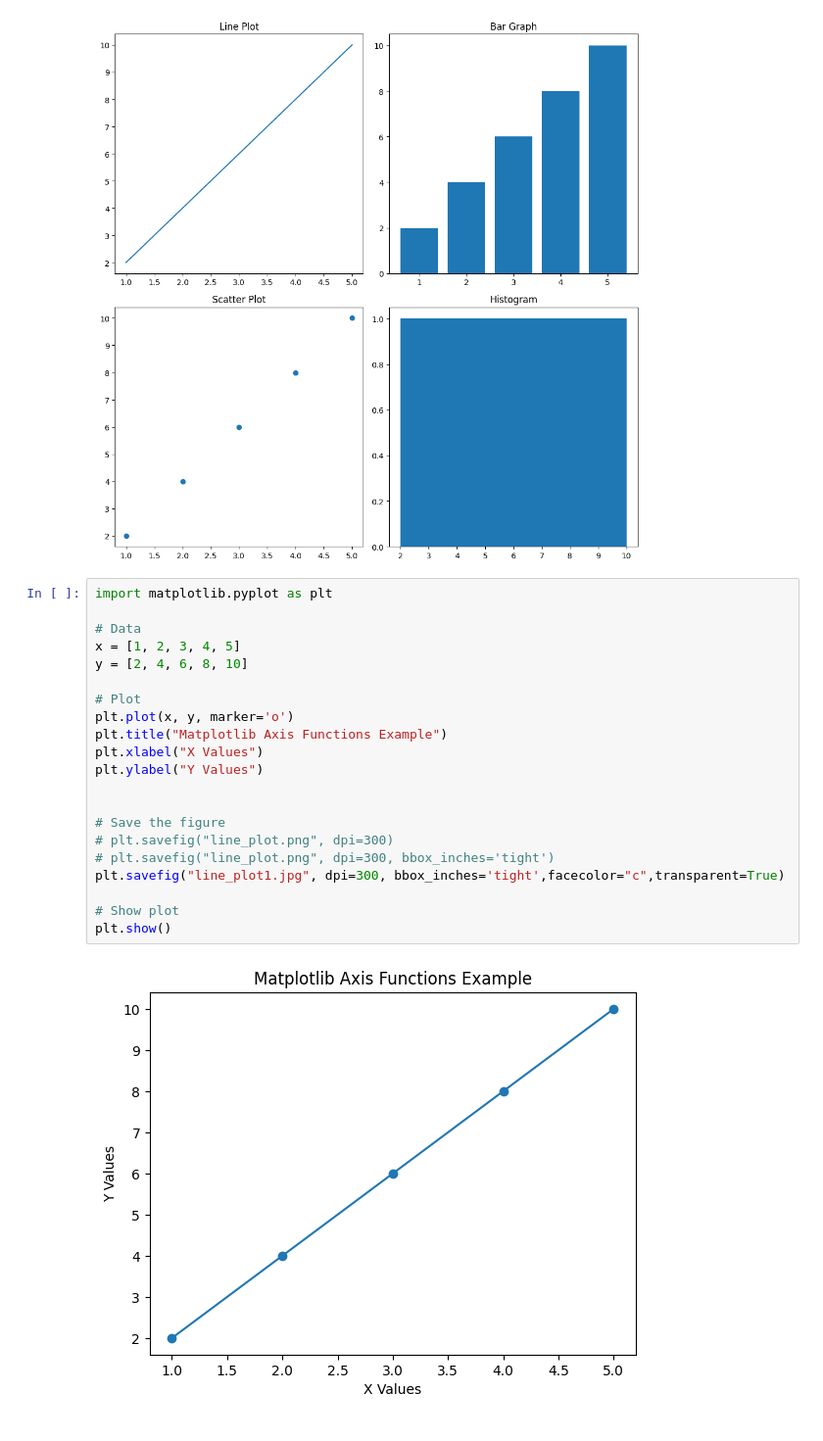
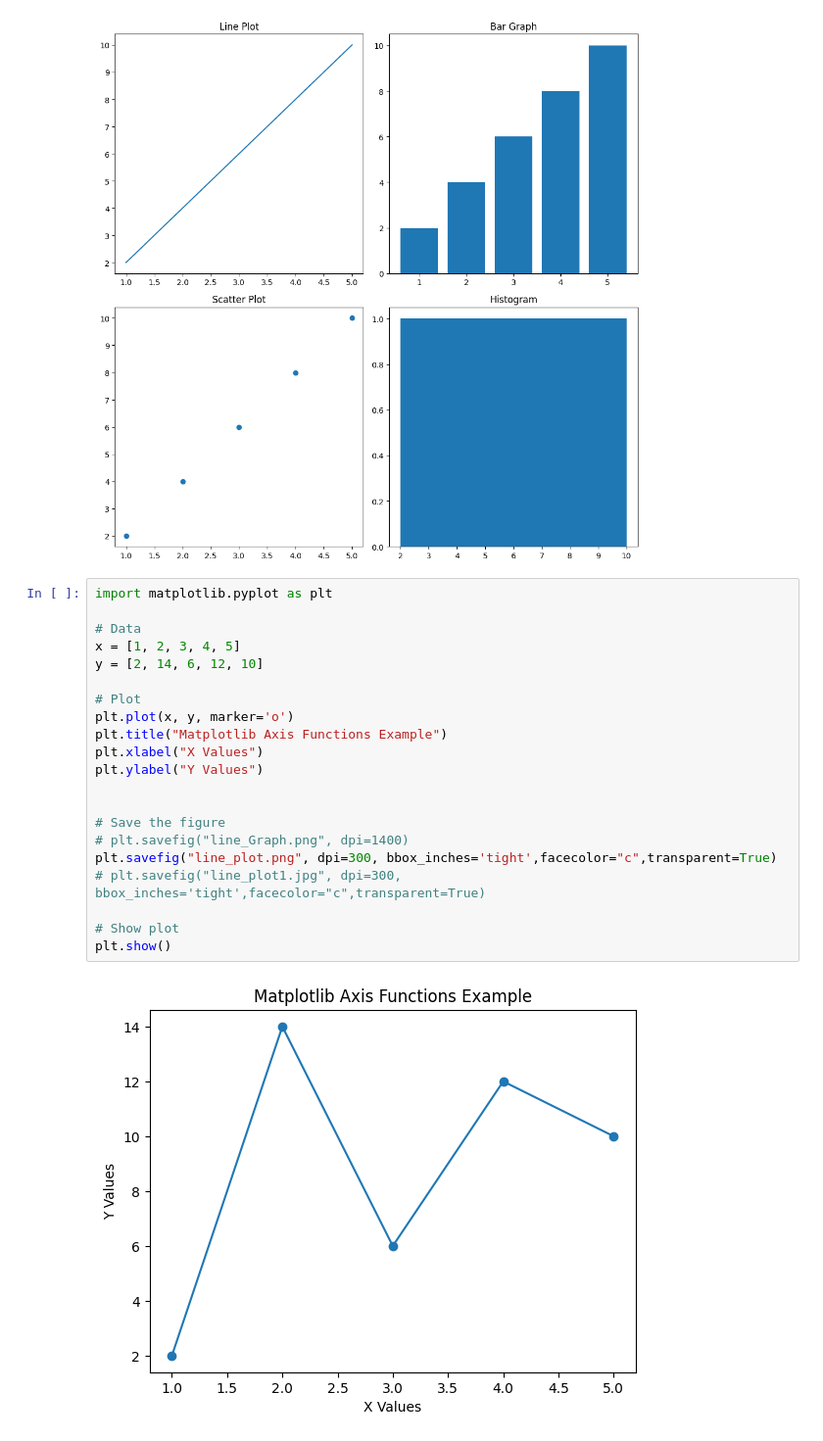
Before and after one commit to NeerajKatheriya1435/Data_Analytics, a Jupyter notebook: Matplotlib_Files/matplotlib3.ipynb, the cells around one changed output. Shown at 98% size. Cells and saved outputs as stored; diff of their text form.

```diff
--- a/Matplotlib_Files/matplotlib3.ipynb
+++ b/Matplotlib_Files/matplotlib3.ipynb
@@ -182,26 +185,26 @@ plt.show()
 # %%
 import matplotlib.pyplot as plt
 
 # Data
 x = [1, 2, 3, 4, 5]
-y = [2, 4, 6, 8, 10]
+y = [2, 14, 6, 12, 10]
 
 # Plot
 plt.plot(x, y, marker='o')
 plt.title("Matplotlib Axis Functions Example")
 plt.xlabel("X Values")
 plt.ylabel("Y Values")
 
 
 # Save the figure
-# plt.savefig("line_plot.png", dpi=300)
-# plt.savefig("line_plot.png", dpi=300, bbox_inches='tight')
-plt.savefig("line_plot1.jpg", dpi=300, bbox_inches='tight',facecolor="c",transparent=True)
+# plt.savefig("line_Graph.png", dpi=1400)
+plt.savefig("line_plot.png", dpi=300, bbox_inches='tight',facecolor="c",transparent=True)
+# plt.savefig("line_plot1.jpg", dpi=300, bbox_inches='tight',facecolor="c",transparent=True)
 
 # Show plot
 plt.show()
 # %% [output]
-[figure, old version]
+[figure, new version]
 # %%
 import matplotlib.pyplot as plt
 
```
Also changed, not shown: parts of 5 cells of this notebook, 14 other files.
